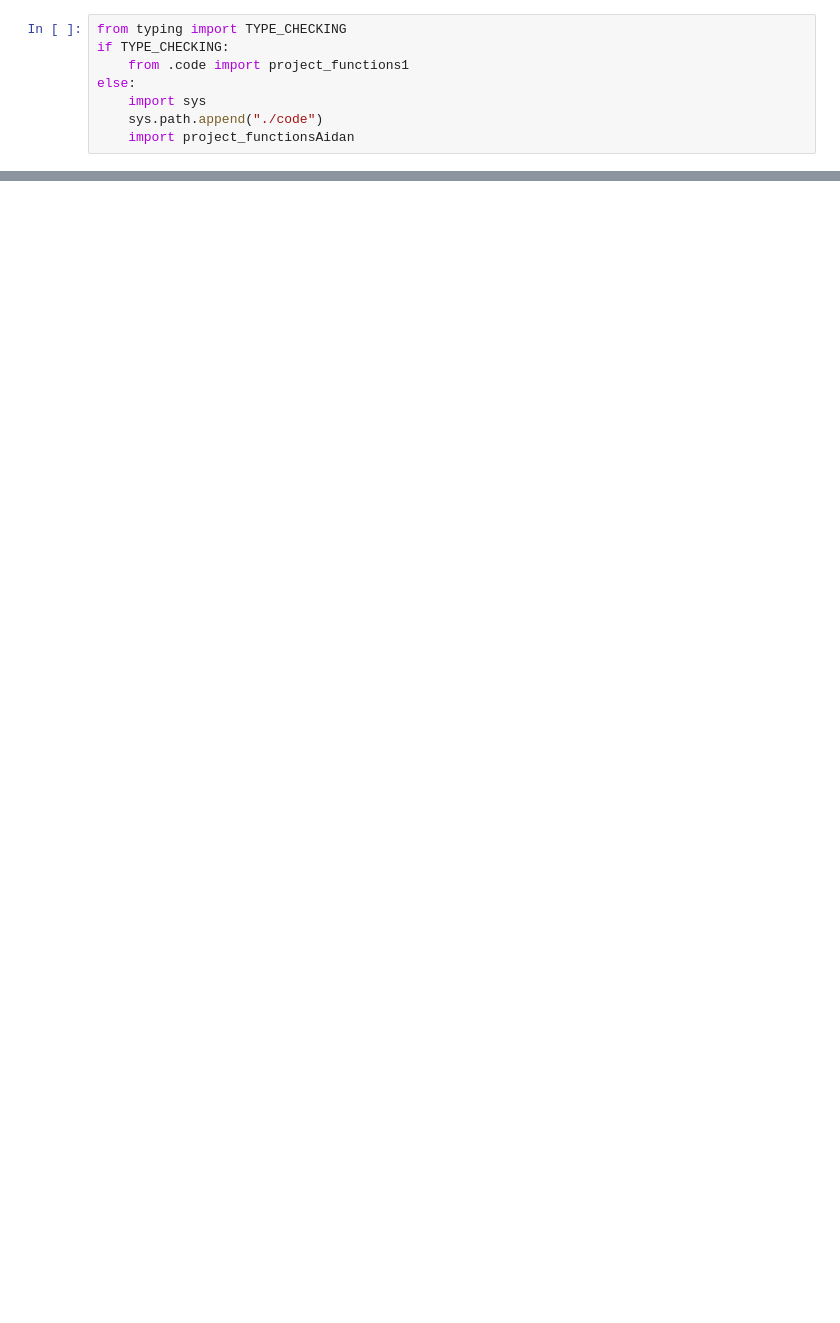
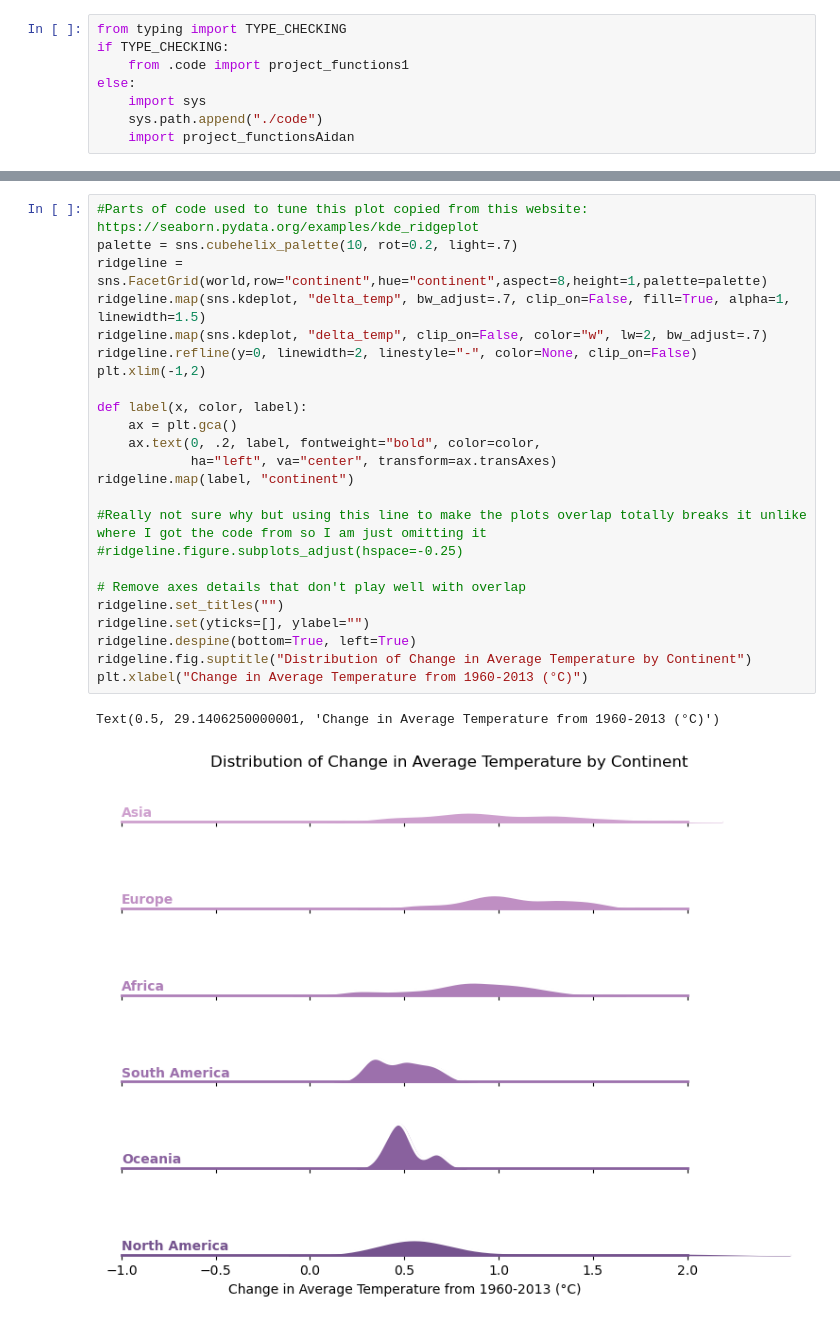
Before and after one commit to ubco-W2022T2-data301/project-group-group42, a Jupyter notebook: analysis/analysisAidan.ipynb, the cells around one changed output, grey strips where cells are left out. Cells and saved outputs as stored; diff of their text form; blank space fills up the shorter version.

```diff
--- a/analysis/analysisAidan.ipynb
+++ b/analysis/analysisAidan.ipynb
@@ -382,0 +298,27 @@ co2Plot.set_axis_off()
+# %%
+#Parts of code used to tune this plot copied from this website: https://seaborn.pydata.org/examples/kde_ridgeplot
+palette = sns.cubehelix_palette(10, rot=0.2, light=.7)
+ridgeline = sns.FacetGrid(world,row="continent",hue="continent",aspect=8,height=1,palette=palette)
+ridgeline.map(sns.kdeplot, "delta_temp", bw_adjust=.7, clip_on=False, fill=True, alpha=1, linewidth=1.5)
+ridgeline.map(sns.kdeplot, "delta_temp", clip_on=False, color="w", lw=2, bw_adjust=.7)
+ridgeline.refline(y=0, linewidth=2, linestyle="-", color=None, clip_on=False)
+plt.xlim(-1,2)
+
+def label(x, color, label):
+    ax = plt.gca()
+    ax.text(0, .2, label, fontweight="bold", color=color,
+            ha="left", va="center", transform=ax.transAxes)
+ridgeline.map(label, "continent")
+
+#Really not sure why but using this line to make the plots overlap totally breaks it unlike where I got the code from so I am just omitting it
+#ridgeline.figure.subplots_adjust(hspace=-0.25)
+
+# Remove axes details that don't play well with overlap
+ridgeline.set_titles("")
+ridgeline.set(yticks=[], ylabel="")
+ridgeline.despine(bottom=True, left=True)
+ridgeline.fig.suptitle("Distribution of Change in Average Temperature by Continent")
+plt.xlabel("Change in Average Temperature from 1960-2013 (°C)")
+# %% [output]
+Text(0.5, 29.1406250000001, 'Change in Average Temperature from 1960-2013 (°C)')
+[figure, added]
```
Also changed, not shown: parts of 107 cells of this notebook, 3 other files.
